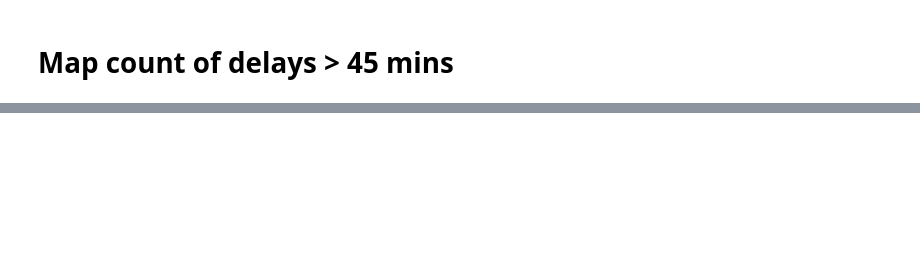
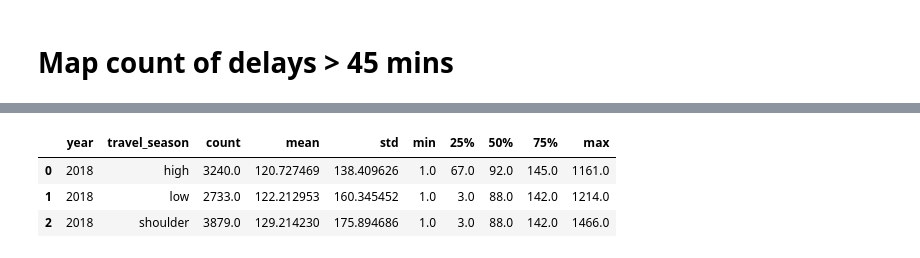
Before and after one commit to bdbritt/weather_flight_delays, a Jupyter notebook: CS504 ISF Analysis.ipynb, the cells around one changed output, grey strips where cells are left out. Cells and saved outputs as stored; diff of their text form; code cells hidden in the pictures; blank space fills up the shorter version.

```diff
--- a/CS504 ISF Analysis.ipynb
+++ b/CS504 ISF Analysis.ipynb
@@ -387,0 +509,7 @@ map_data(data, 'Count of 45 min > Anomalies', 'total_delays', total=False)
+# %%
+get_describe(data)
+# %% [output]
+|  | year | travel_season | count | mean | std | min | 25% | 50% | 75% | max |
+| 0 | 2018 | high | 3240.0 | 120.727469 | 138.409626 | 1.0 | 67.0 | 92.0 | 145.0 | 1161.0 |
+| 1 | 2018 | low | 2733.0 | 122.212953 | 160.345452 | 1.0 | 3.0 | 88.0 | 142.0 | 1214.0 |
+| 2 | 2018 | shoulder | 3879.0 | 129.214230 | 175.894686 | 1.0 | 3.0 | 88.0 | 142.0 | 1466.0 |
```
Also changed, not shown: parts of 10 cells of this notebook.
